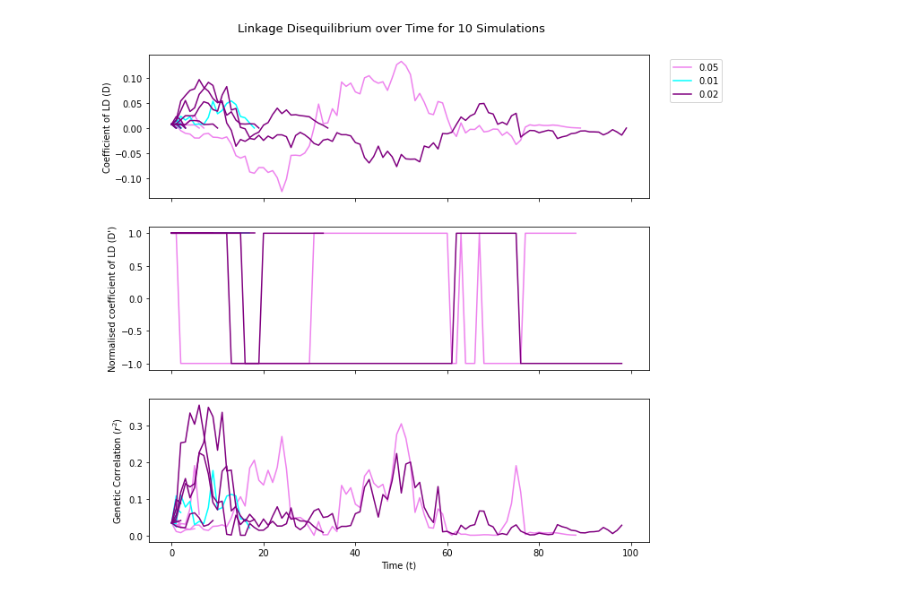
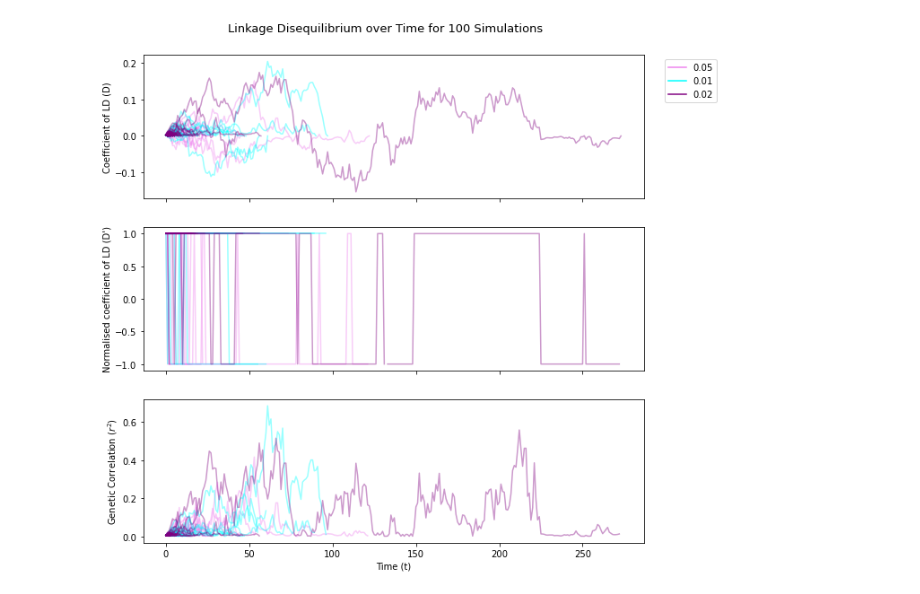
Before and after one commit to TomMakesThings/Wright-Fisher-Simulator, a Jupyter notebook: WrightFisher.ipynb, the cells around one changed output. Cells and saved outputs as stored; diff of their text form; code cells hidden in the pictures.

```diff
--- a/WrightFisher.ipynb
+++ b/WrightFisher.ipynb
@@ -546,18 +523,18 @@ r_value_colours = {0.05: "violet", 0.01: "cyan", 0.02: "purple"}
 r_value_linestyles = {0.05: "solid", 0.01: "solid", 0.02: "solid"}
 
 # Number of simulations to run per r
-n_simulations = 10
-
-mean_ld = {0.05: 0, 0.01: 0, 0.02: 0}
+n_simulations = 100
 
 # Create subplots of LD over time for the recombination rates
 fig, axes = plt.subplots(3, figsize = (10, 10), sharex = True)
 fig.suptitle("Linkage Disequilibrium over Time for " + str(n_simulations) + " Simulations",
              fontsize = 13, y = 0.93)
 
-r_results = {"0.05": np.array([]),
-             "0.01": np.array([]),
-             "0.02": np.array([])}
+recombination_results = {"0.05": np.array([]),
+                         "0.01": np.array([]),
+                         "0.02": np.array([])}
+
+average_haplotype_freq = {}
 
 # Test each recombination rate
 for i in range(len(r_value_colours)):
@@ -569,36 +546,57 @@ for i in range(len(r_value_colours)):
         two_loci_simulation_results = wf_simulator2.simulateTwoSites(initial_alleles,
                                                                      initial_allele_counts,
                                                                      singleton,
                                                                      r = r_value)
-
-        r_results[str(r_value)] = np.append(r_results[str(r_value)], two_loci_simulation_results)
+        # Record the results per simulation
+        recombination_results[str(r_value)] = np.append(recombination_results[str(r_value)],
+                                                        two_loci_simulation_results)
 
         # Get LD results
         r2_results = two_loci_simulation_results["r2"]
         D_results = two_loci_simulation_results["D"]
         D_norm_results = two_loci_simulation_results["D'"]
 
         # Plot LD for simulation j with recombination rate r
         d_lines = axes[0].plot(D_results, color = r_value_colours[r_value],
-                               linestyle = r_value_linestyles[r_value])
+                               linestyle = r_value_linestyles[r_value], alpha = 0.4)
         d_norm_lines = axes[1].plot(D_norm_results, color = r_value_colours[r_value],
-                                    linestyle = r_value_linestyles[r_value])
+                                    linestyle = r_value_linestyles[r_value], alpha = 0.4)
         r2_lines = axes[2].plot(r2_results, color = r_value_colours[r_value],
-                                linestyle = r_value_linestyles[r_value])
+                                linestyle = r_value_linestyles[r_value], alpha = 0.4)
+
+    # Get the haplotype frequencies for the r value
+    haplotype_freq = [res["haplotype_frequencies"] for res in recombination_results[str(r_value)]]
+
+    # Get the longest time the simulation lasted
+    max_time = max([freq.shape[1] for freq in haplotype_freq])
+
+    # Pad haplotype frequency arrays with zeros to be the same size
+    haplotype_freq = [np.pad(haplotype_freq[x], [(0, 0), (0, max_time - haplotype_freq[x].shape[1])])
+                      for x in range(len(haplotype_freq))]
+
+    # Calculate the average haplotype frequency per time step
+    for y in range(max_time):
+        mean_freq = np.mean(np.array([np.transpose(haplotype_freq[x])[y]
+                                      for x in range(len(haplotype_freq))]), axis = 0)
+        # Record the mean frequency
+        if y == 0:
+            average_haplotype_freq[str(r_value)] = mean_freq
+        else:
+            average_haplotype_freq[str(r_value)] = np.vstack((average_haplotype_freq[str(r_value)], mean_freq))
 
     # Add label to legend for r
     axes[0].plot([], [], label = r_value, color = r_value_colours[r_value],
                                linestyle = r_value_linestyles[r_value])
 
 
 # Set axis labels
 axes[0].set_ylabel("Coefficient of LD (D)")
 axes[1].set_ylabel("Normalised coefficient of LD (D')")
 axes[2].set_ylabel("Genetic Correlation ($r^{2}$)")
 plt.xlabel("Time (t)")
 
 # Position legend and show plot
 fig.legend(loc = "upper right", bbox_to_anchor = (1.02, 0.88))
 plt.show()
 # %% [output]
-[figure, old version]
+[figure, new version]
```
Also changed, not shown: parts of 11 cells of this notebook, 5 other files.
